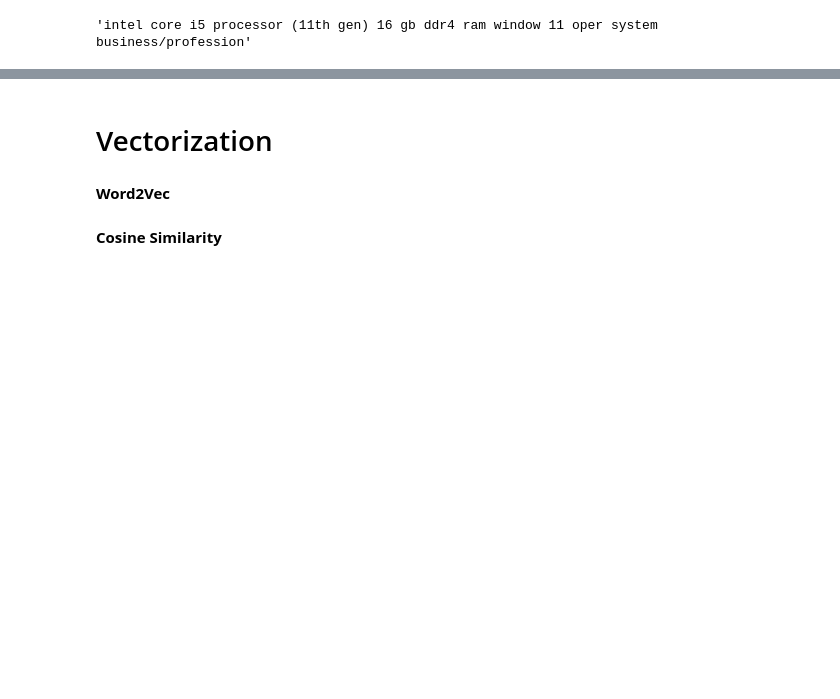
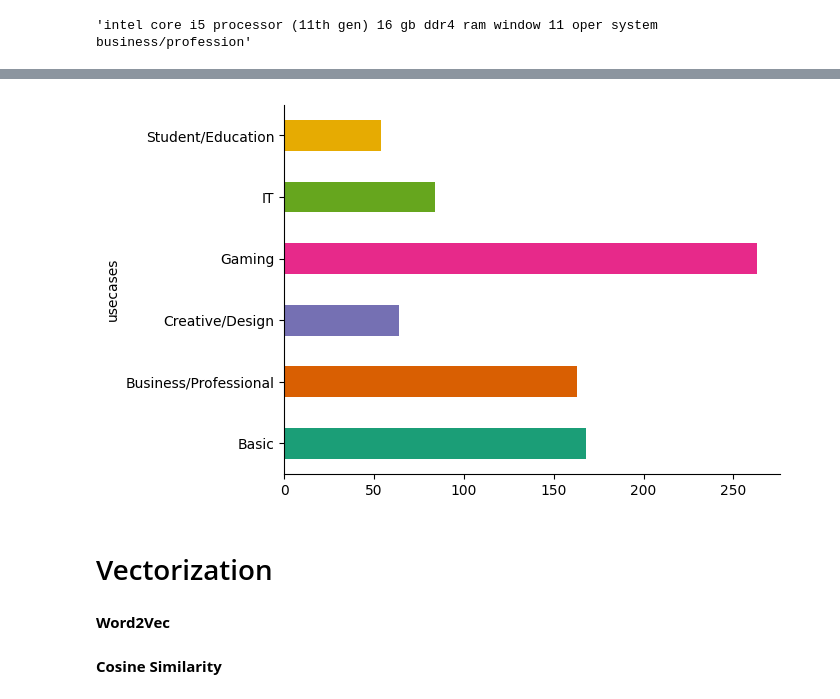
Before and after one commit to Rivi9/Laptop-Recommendation-System, a Jupyter notebook: laptop_recommender.ipynb, the cells around one changed output, grey strips where cells are left out. Drawn from its saved outputs; the diff is of its cells as text; code cells hidden in the pictures; blank space fills up the shorter version.

Commit message:
Solved the usecase issue

```diff
--- a/laptop_recommender.ipynb
+++ b/laptop_recommender.ipynb
@@ -230,15 +232,20 @@ new.head(2)
 | 1 | 1 | ASUS ROG Zephyrus G15 (2022) with... | 161990 | https://rukminim1.flixcart.com/im... | 15.6 | ASUS | Gaming | amd ryzen 9 octa core processor 1... |
 # %%
 new['usecases'] = new['usecases'].str.replace(' Gaming','Gaming')
-new['usecases'] = new['usecases'].str.replace(' Business/Professional','Business/Professional, ')
-new['usecases'] = new['usecases'].str.replace(' Multimedia/Entertainment','Basic')
+new['usecases'] = new['usecases'].str.replace(' Business/Professional','Business/Professional')
+new['usecases'] = new['usecases'].str.replace(' Multimedia/Entertainment','IT')
 new['usecases'] = new['usecases'].str.replace(' Student/Education','Student/Education')
 new['usecases'] = new['usecases'].str.replace(' Creative/Design','Creative/Design')
 new['usecases'] = new['usecases'].str.replace(' Travel/On-the-go','Basic')
 new['usecases'] = new['usecases'].str.replace(' Home/Everyday use','Basic')
 new['usecases'] = new['usecases'].str.replace(' Programming/Development','IT')
-new['usecases'] = new['usecases'].str.replace(' Budget-Friendly','Basic')
-new['usecases'] = new['usecases'].str.replace(' Ultra-portable','Basic')
+new['usecases'] = new['usecases'].str.replace(' Budget Friendly','Basic')
+new['usecases'] = new['usecases'].str.replace('Ultra-portable','IT')
+# %%
+new.groupby('usecases').size().plot(kind='barh', color=sns.palettes.mpl_palette('Dark2'))
+plt.gca().spines[['top', 'right',]].set_visible(False)
+# %% [output]
+[figure, added]
 # %% [markdown]
 # Vectorization
 # %% [markdown]
```
Also changed, not shown: parts of 4 cells of this notebook.
